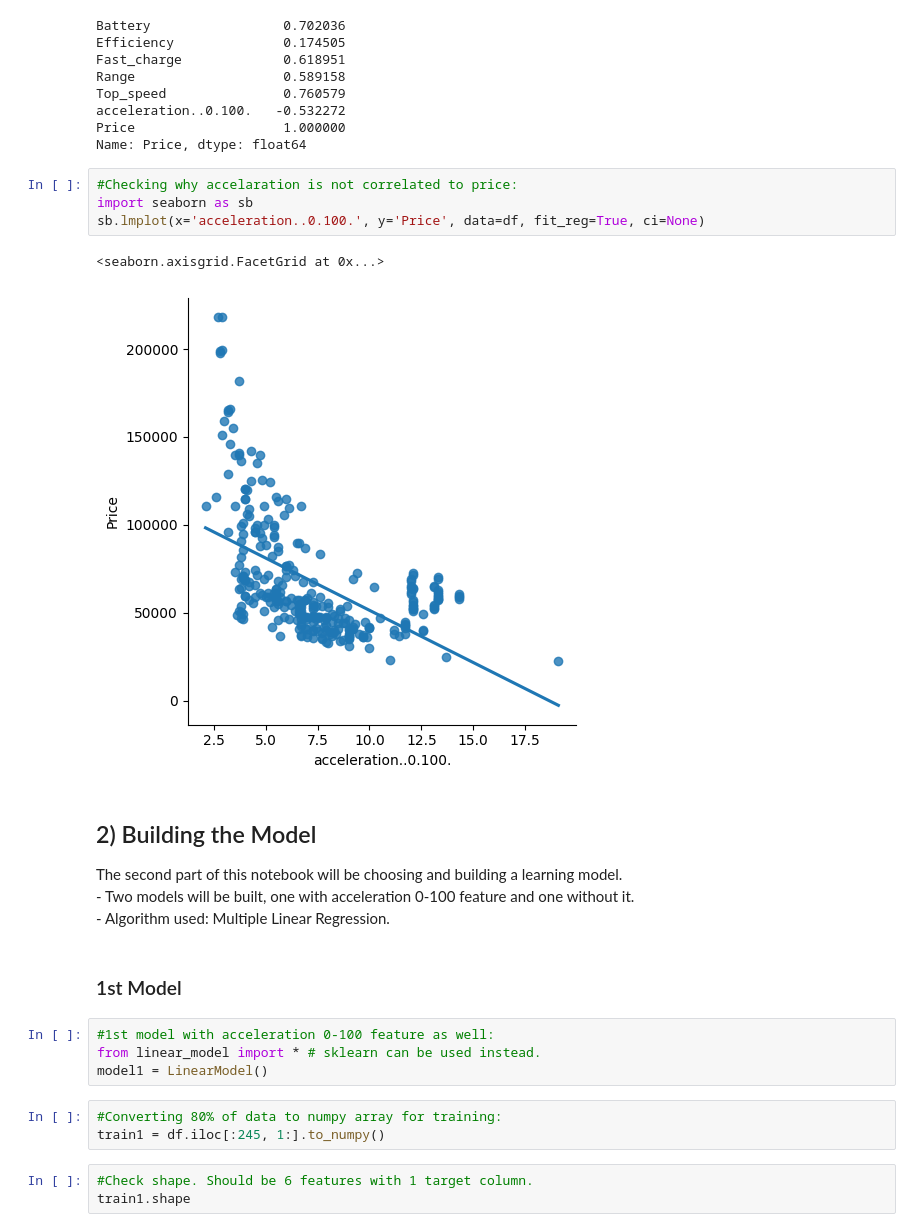
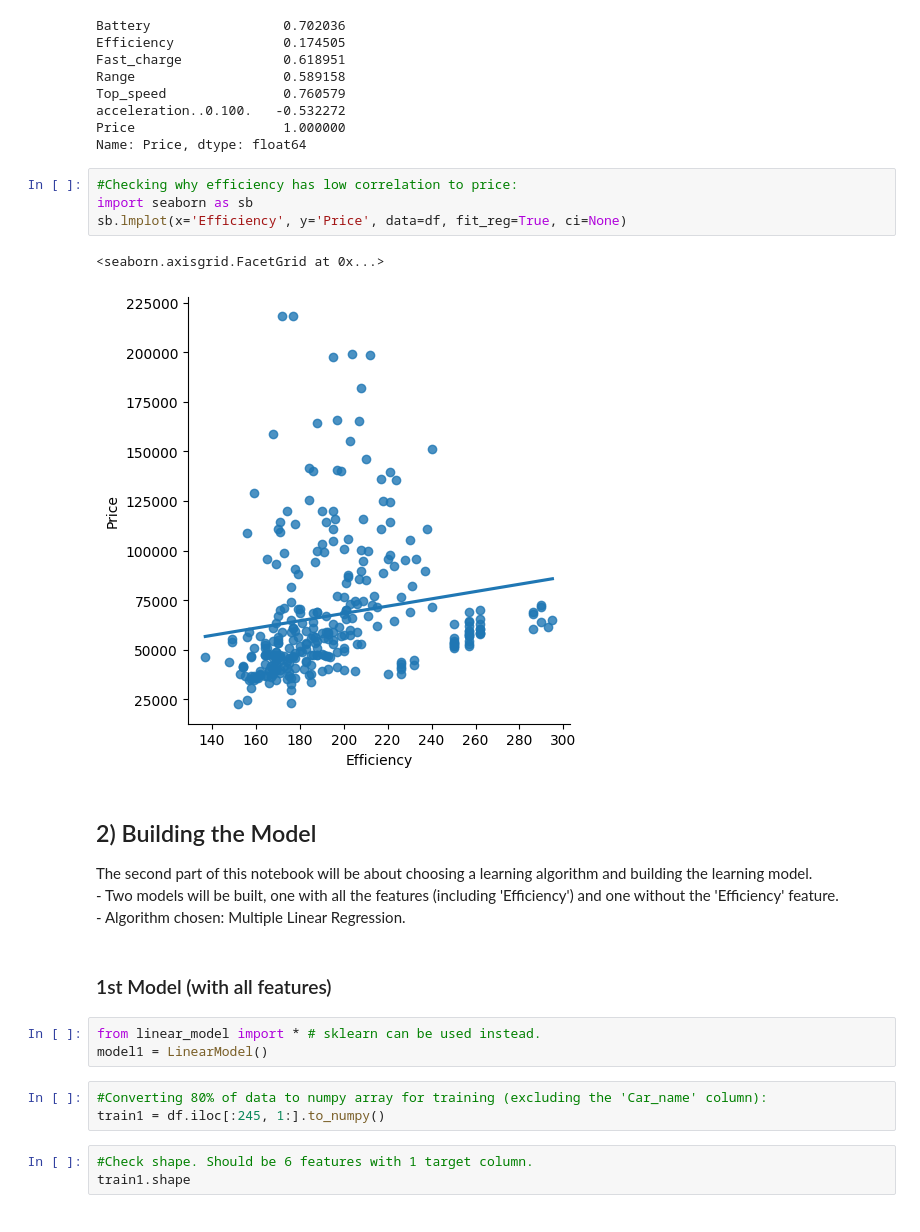
Before and after one commit to thomaschuckle/Project_1, a Jupyter notebook: main.ipynb, the cells around one changed output. Drawn from its saved outputs; the diff is of its cells as text.

```diff
--- a/main.ipynb
+++ b/main.ipynb
@@ -88,25 +88,24 @@ acceleration..0.100.   -0.532272
 Price                   1.000000
 Name: Price, dtype: float64
 # %%
-#Checking why accelaration is not correlated to price:
+#Checking why efficiency has low correlation to price:
 import seaborn as sb
-sb.lmplot(x='acceleration..0.100.', y='Price', data=df, fit_reg=True, ci=None)
+sb.lmplot(x='Efficiency', y='Price', data=df, fit_reg=True, ci=None)
 # %% [output]
 <seaborn.axisgrid.FacetGrid at 0x...>
-[figure, old version]
+[figure, new version]
 # %% [markdown]
 ## 2) Building the Model
-The second part of this notebook will be choosing and building a learning model.
-<br> - Two models will be built, one with acceleration 0-100 feature and one without it.
-<br>- Algorithm used: Multiple Linear Regression.
+The second part of this notebook will be about choosing a learning algorithm and building the learning model.
+<br>- Two models will be built, one with all the features (including 'Efficiency') and one without the 'Efficiency' feature.
+<br>- Algorithm chosen: Multiple Linear Regression.
 # %% [markdown]
-### 1st Model
+### 1st Model (with all features)
 # %%
-#1st model with acceleration 0-100 feature as well:
 from linear_model import * # sklearn can be used instead.
 model1 = LinearModel()
 # %%
-#Converting 80% of data to numpy array for training:
+#Converting 80% of data to numpy array for training (excluding the 'Car_name' column):
 train1 = df.iloc[:245, 1:].to_numpy()
 # %%
 #Check shape. Should be 6 features with 1 target column.
```
Also changed, not shown: parts of 19 cells of this notebook.
